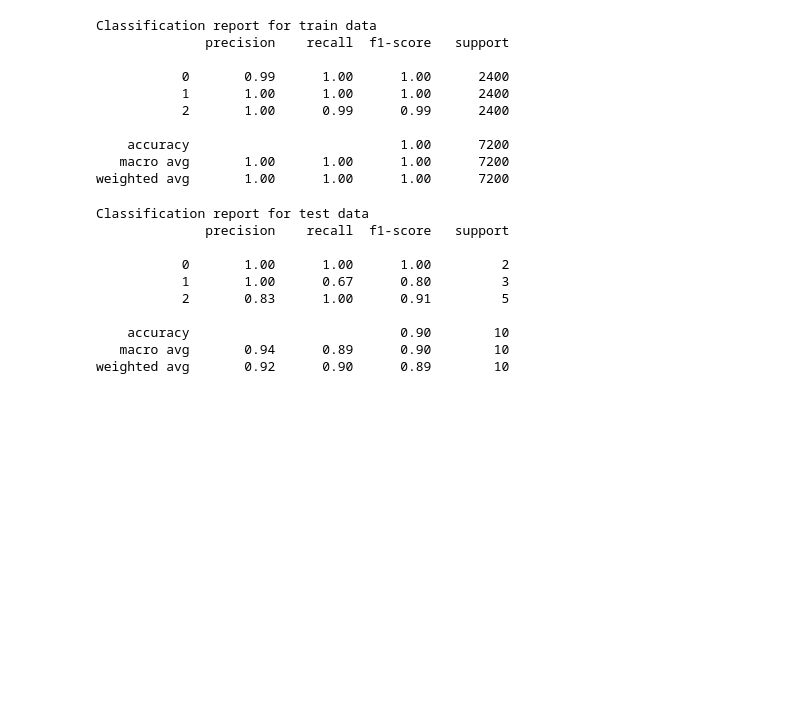
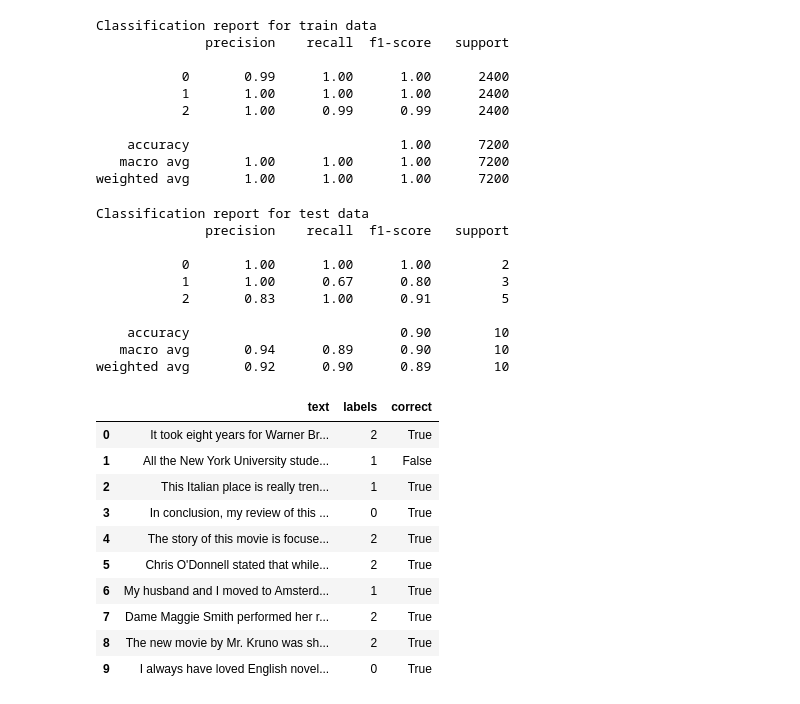
Before and after one commit to iremddemir/text-mining-project, a Jupyter notebook: Topic.ipynb, the cells around one changed output. Saved outputs shown, nothing was run; the diff lists cells and outputs as text; code cells hidden in the pictures; blank space fills up the shorter version.

Commit message:
add Roberta test analysis

```diff
--- a/Topic.ipynb
+++ b/Topic.ipynb
@@ -240,3 +240,18 @@ Classification report for test data
     accuracy                           0.90        10
    macro avg       0.94      0.89      0.90        10
 weighted avg       0.92      0.90      0.89        10
+# %%
+test['correct'] = test.labels == predicted
+test
+# %% [output]
+|  | text | labels | correct |
+| 0 | It took eight years for Warner Br... | 2 | True |
+| 1 | All the New York University stude... | 1 | False |
+| 2 | This Italian place is really tren... | 1 | True |
+| 3 | In conclusion, my review of this ... | 0 | True |
+| 4 | The story of this movie is focuse... | 2 | True |
+| 5 | Chris O'Donnell stated that while... | 2 | True |
+| 6 | My husband and I moved to Amsterd... | 1 | True |
+| 7 | Dame Maggie Smith performed her r... | 2 | True |
+| 8 | The new movie by Mr. Kruno was sh... | 2 | True |
+| 9 | I always have loved English novel... | 0 | True |
```
